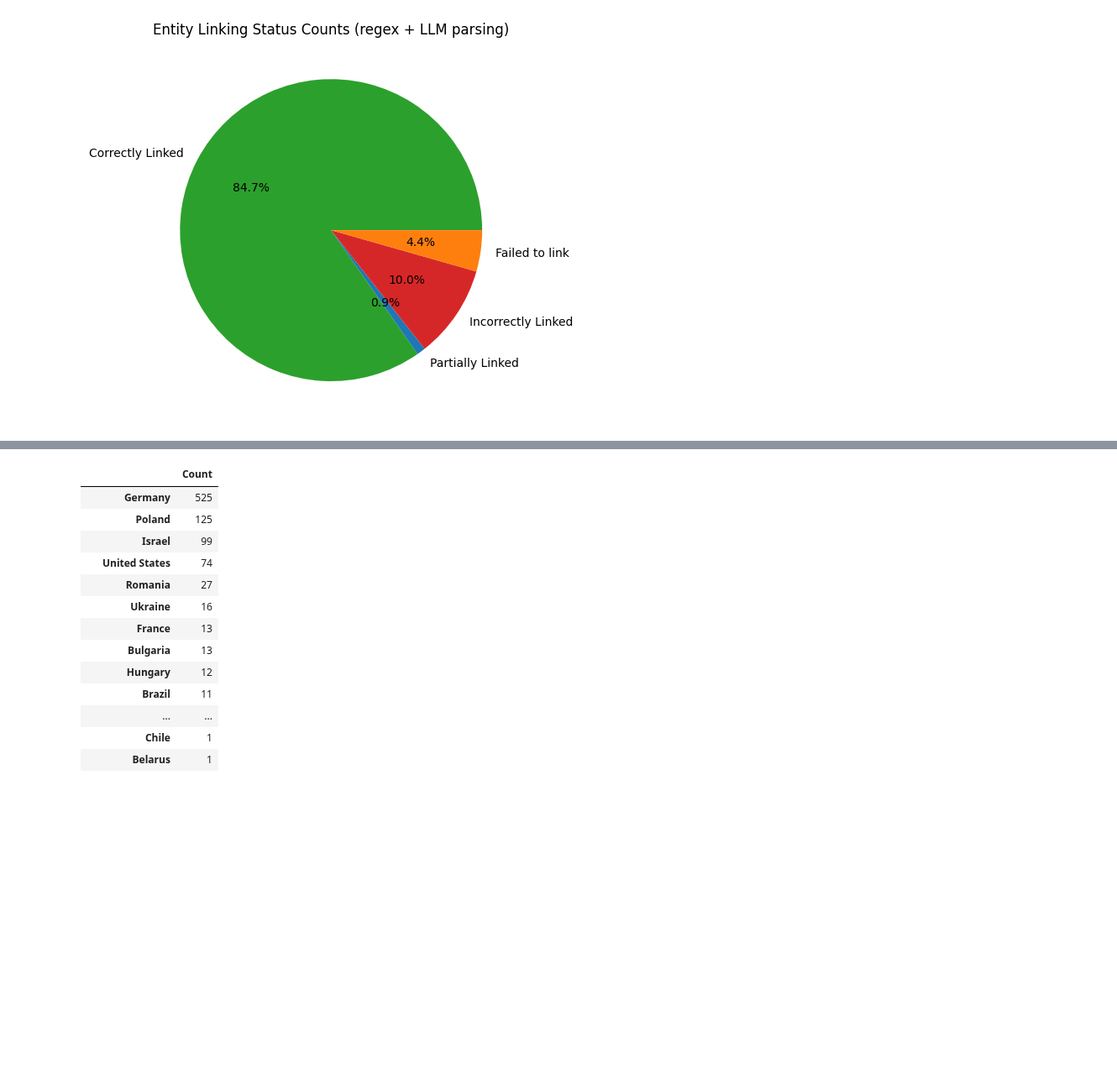
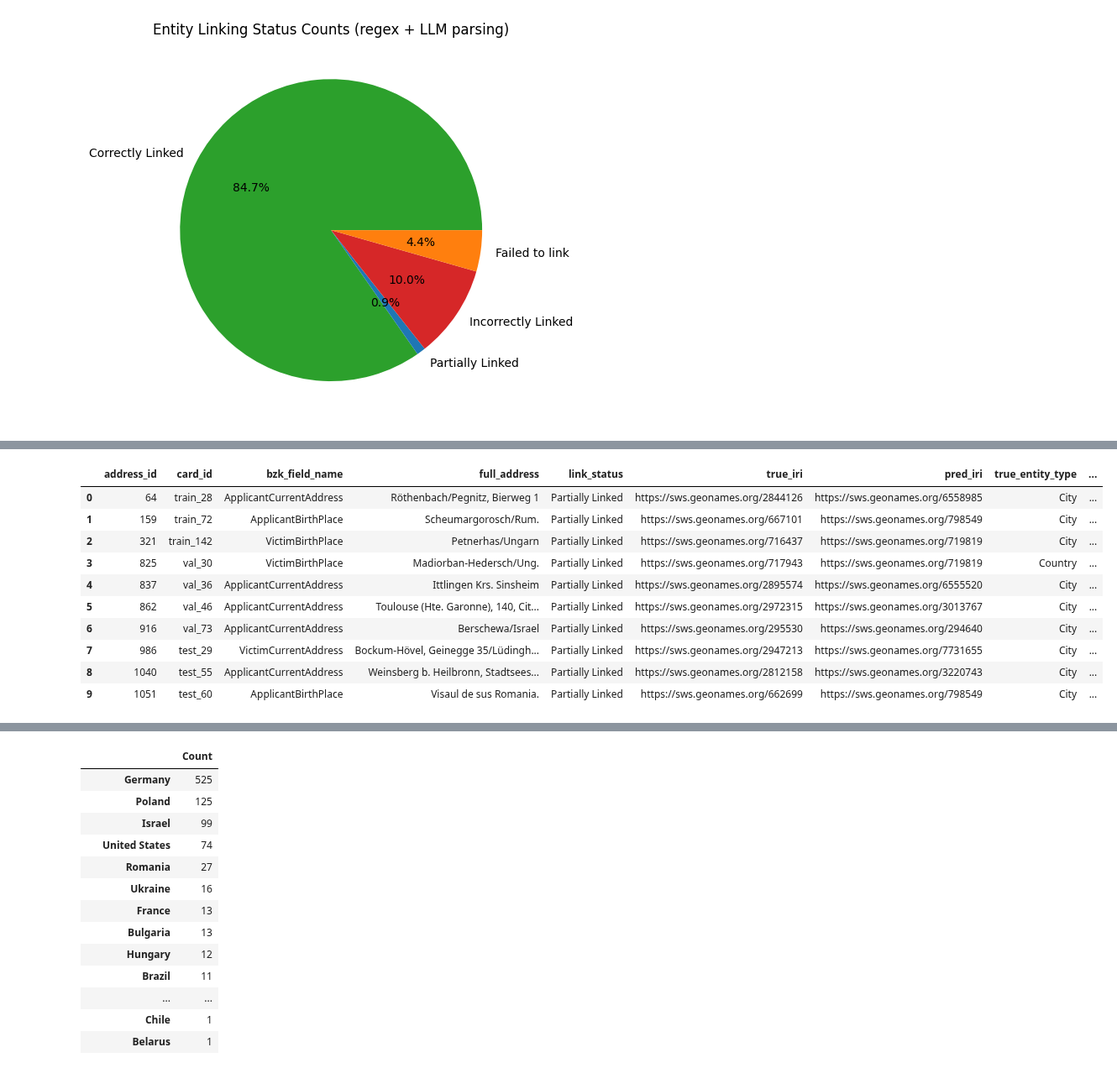
Before and after one commit to ISE-FIZKarlsruhe/bzk-address-parsing, a Jupyter notebook: entity_linking.ipynb, the cells around one changed output, grey strips where cells are left out. Shown at 84% size. Drawn from its saved outputs; the diff is of its cells as text; code cells hidden in the pictures; blank space fills up the shorter version.

```diff
--- a/entity_linking.ipynb
+++ b/entity_linking.ipynb
@@ -229,0 +250,14 @@ incorrect_or_missing_links_df
+# %%
+partially_linked_df
+# %% [output]
+|  | address_id | card_id | bzk_field_name | full_address | link_status | true_iri | pred_iri | true_entity_type | ... |
+| 0 | 64 | train_28 | ApplicantCurrentAddress | Röthenbach/Pegnitz, Bierweg 1 | Partially Linked | https://sws.geonames.org/2844126 | https://sws.geonames.org/6558985 | City | ... |
+| 1 | 159 | train_72 | ApplicantBirthPlace | Scheumargorosch/Rum. | Partially Linked | https://sws.geonames.org/667101 | https://sws.geonames.org/798549 | City | ... |
+| 2 | 321 | train_142 | VictimBirthPlace | Petnerhas/Ungarn | Partially Linked | https://sws.geonames.org/716437 | https://sws.geonames.org/719819 | City | ... |
+| 3 | 825 | val_30 | VictimBirthPlace | Madiorban-Hedersch/Ung. | Partially Linked | https://sws.geonames.org/717943 | https://sws.geonames.org/719819 | Country | ... |
+| 4 | 837 | val_36 | ApplicantCurrentAddress | Ittlingen Krs. Sinsheim | Partially Linked | https://sws.geonames.org/2895574 | https://sws.geonames.org/6555520 | City | ... |
+| 5 | 862 | val_46 | ApplicantCurrentAddress | Toulouse (Hte. Garonne), 140, Cit... | Partially Linked | https://sws.geonames.org/2972315 | https://sws.geonames.org/3013767 | City | ... |
+| 6 | 916 | val_73 | ApplicantCurrentAddress | Berschewa/Israel | Partially Linked | https://sws.geonames.org/295530 | https://sws.geonames.org/294640 | City | ... |
+| 7 | 986 | test_29 | VictimCurrentAddress | Bockum-Hövel, Geinegge 35/Lüdingh... | Partially Linked | https://sws.geonames.org/2947213 | https://sws.geonames.org/7731655 | City | ... |
+| 8 | 1040 | test_55 | ApplicantCurrentAddress | Weinsberg b. Heilbronn, Stadtsees... | Partially Linked | https://sws.geonames.org/2812158 | https://sws.geonames.org/3220743 | City | ... |
+| 9 | 1051 | test_60 | ApplicantBirthPlace | Visaul de sus Romania. | Partially Linked | https://sws.geonames.org/662699 | https://sws.geonames.org/798549 | City | ... |
```
Also changed, not shown: parts of 7 cells of this notebook, 6 other files.
